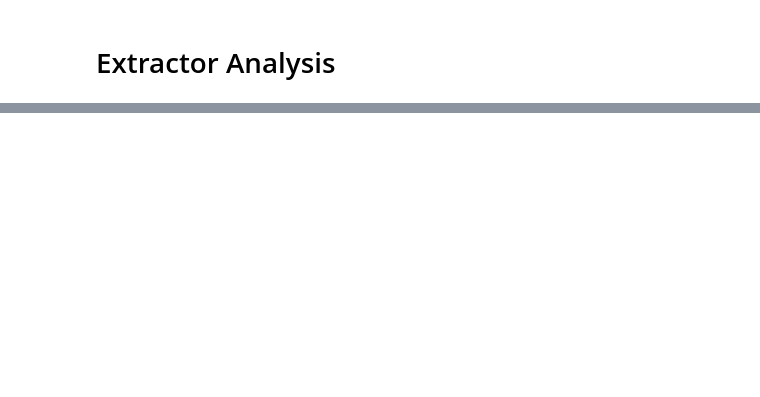
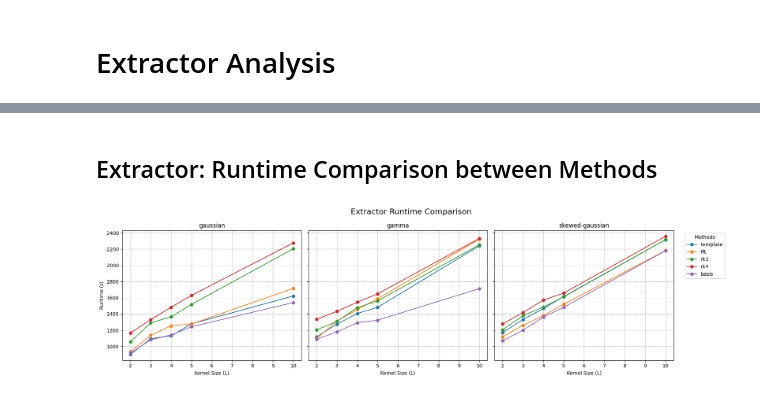
Before and after one commit to BailabUNC/ppg-basis, a Jupyter notebook: ppg_basis/recover_test.ipynb, the cells around one changed output, grey strips where cells are left out. Cells and saved outputs as stored; diff of their text form; code cells hidden in the pictures; blank space fills up the shorter version.

```diff
--- a/ppg_basis/recover_test.ipynb
+++ b/ppg_basis/recover_test.ipynb
@@ -460,0 +383,48 @@ for b, basis_type in enumerate(basis_types):
+# %% [markdown]
+## Extractor: Runtime Comparison between Methods
+# %%
+def plot_ext_all_methods(
+    df: pd.DataFrame,
+    basis_types: list[str],
+    output_path: str
+) -> None:
+    fig, axes = plt.subplots(1, 3, figsize=(18,5), sharey=True)
+    for ax, basis_type in zip(axes, basis_types):
+        subset = df[df["basis_type"] == basis_type]
+        for method in methods:
+            line_df = subset[subset["method"] == method].sort_values("L")
+            ax.plot(
+                line_df["L"],
+                line_df["runtime"],
+                marker="o",
+                label = method
+            )
+        ax.set_title(basis_type)
+        ax.set_xlabel("Kernel Size (L)")
+        ax.grid(True, which="both", ls="--")
+
+    axes[0].set_ylabel("Runtime (s)")
+
+    handles, labels = axes[0].get_legend_handles_labels()
+    axes[2].legend(
+        handles,
+        labels,
+        title="Methods",
+        loc="upper left",
+        bbox_to_anchor=(1.05, 1)
+    )
+
+    fig.suptitle("Extractor Runtime Comparison", fontsize=16)
+    plt.tight_layout()
+    plt.savefig(output_path, dpi=1400)
+    plt.show()
+
+ext_df = pd.read_csv("./recover_test_csv/ext_method_analysis.csv")
+
+plot_ext_all_methods(
+    df=ext_df,
+    basis_types=basis_types,
+    output_path="./recover_test_images/ext_all_methods.svg"
+)
+# %% [output]
+[figure, added]
```
Also changed, not shown: parts of 16 cells of this notebook, 9 other files.
